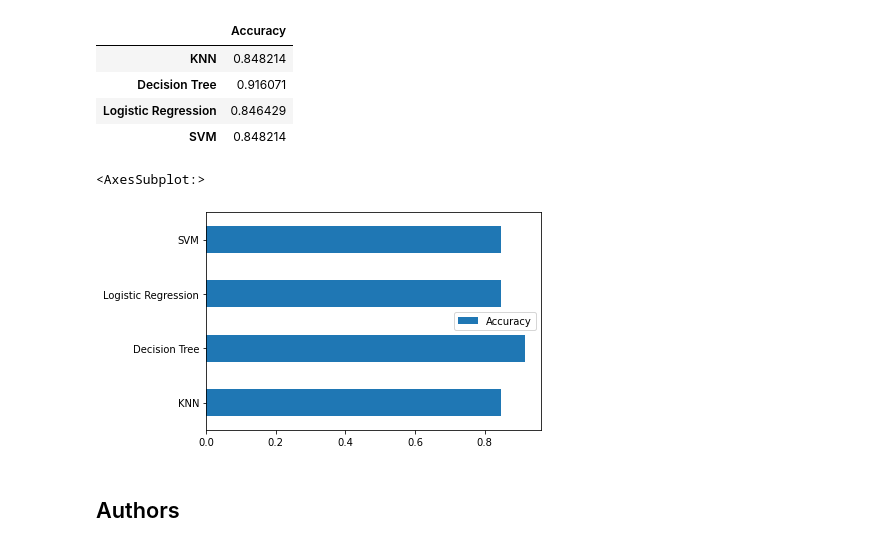
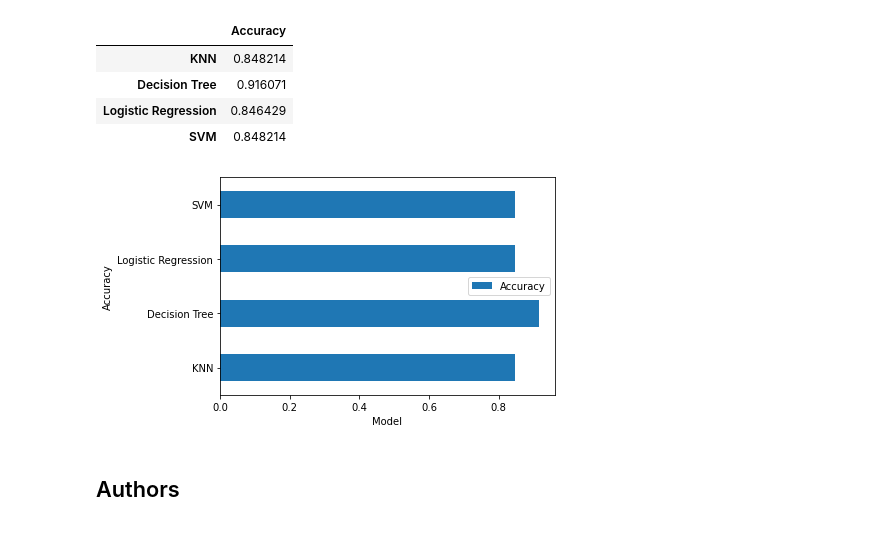
Before and after one commit to paulofpimenta/datascience, a Jupyter notebook: SpaceX_Machine Learning Prediction_Part_5 (1).ipynb, the cells around one changed output. Cells and saved outputs as stored; diff of their text form; code cells hidden in the pictures.

```diff
--- a/SpaceX_Machine Learning Prediction_Part_5 (1).ipynb
+++ b/SpaceX_Machine Learning Prediction_Part_5 (1).ipynb
@@ -294,11 +294,13 @@ algo_df.head()
 | Decision Tree | 0.916071 |
 | Logistic Regression | 0.846429 |
 | SVM | 0.848214 |
-# %%
-algo_df.plot.barh(y='Accuracy')
-# %% [output]
-<AxesSubplot:>
-[figure, removed]
+# %%
+ax = algo_df.plot.barh(y='Accuracy')
+plt.xlabel('Model')
+plt.ylabel("Accuracy")
+ax.margins(y=0.1)
+# %% [output]
+[figure, added]
 # %% [markdown]
 ## Authors
 # %% [markdown]
```
